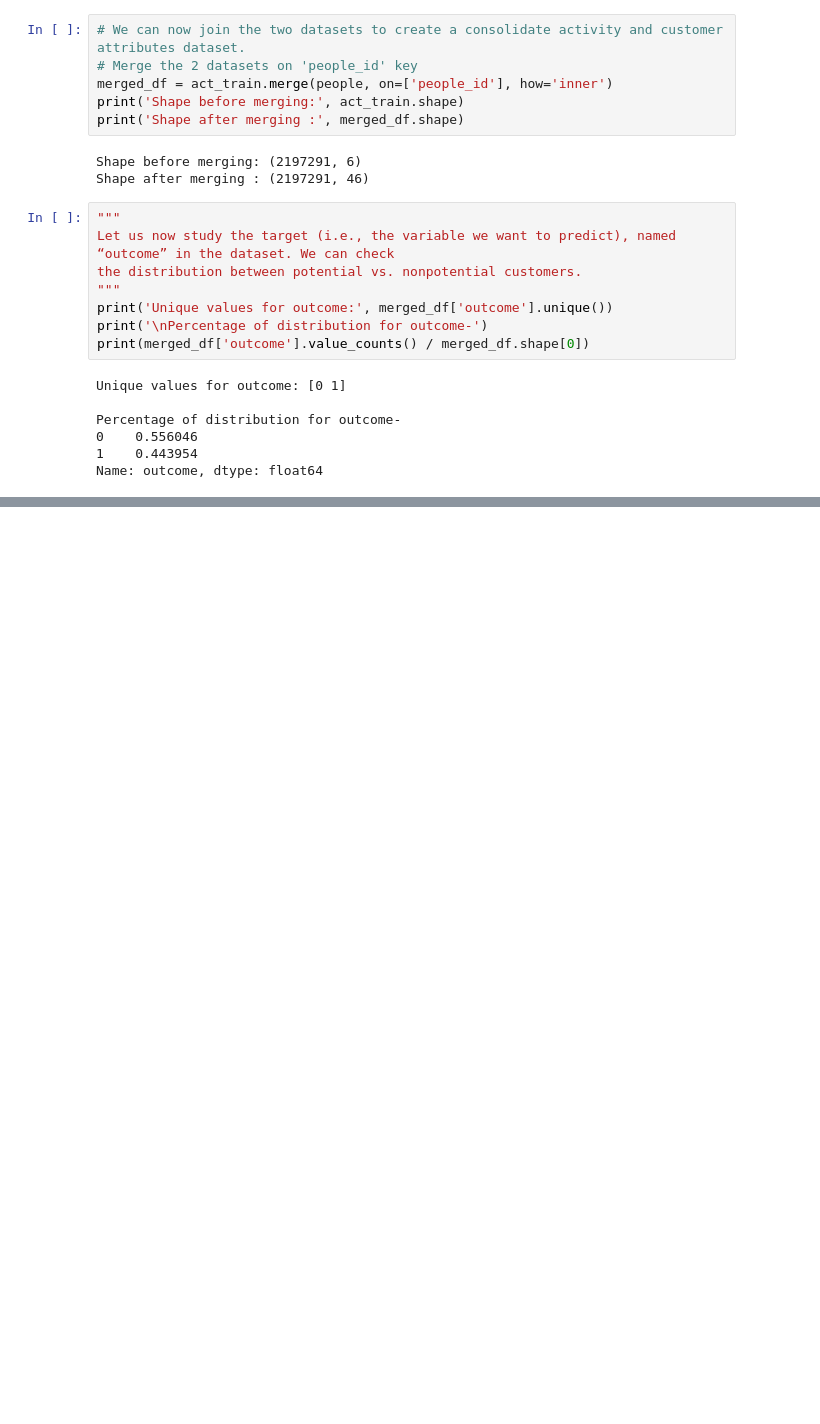
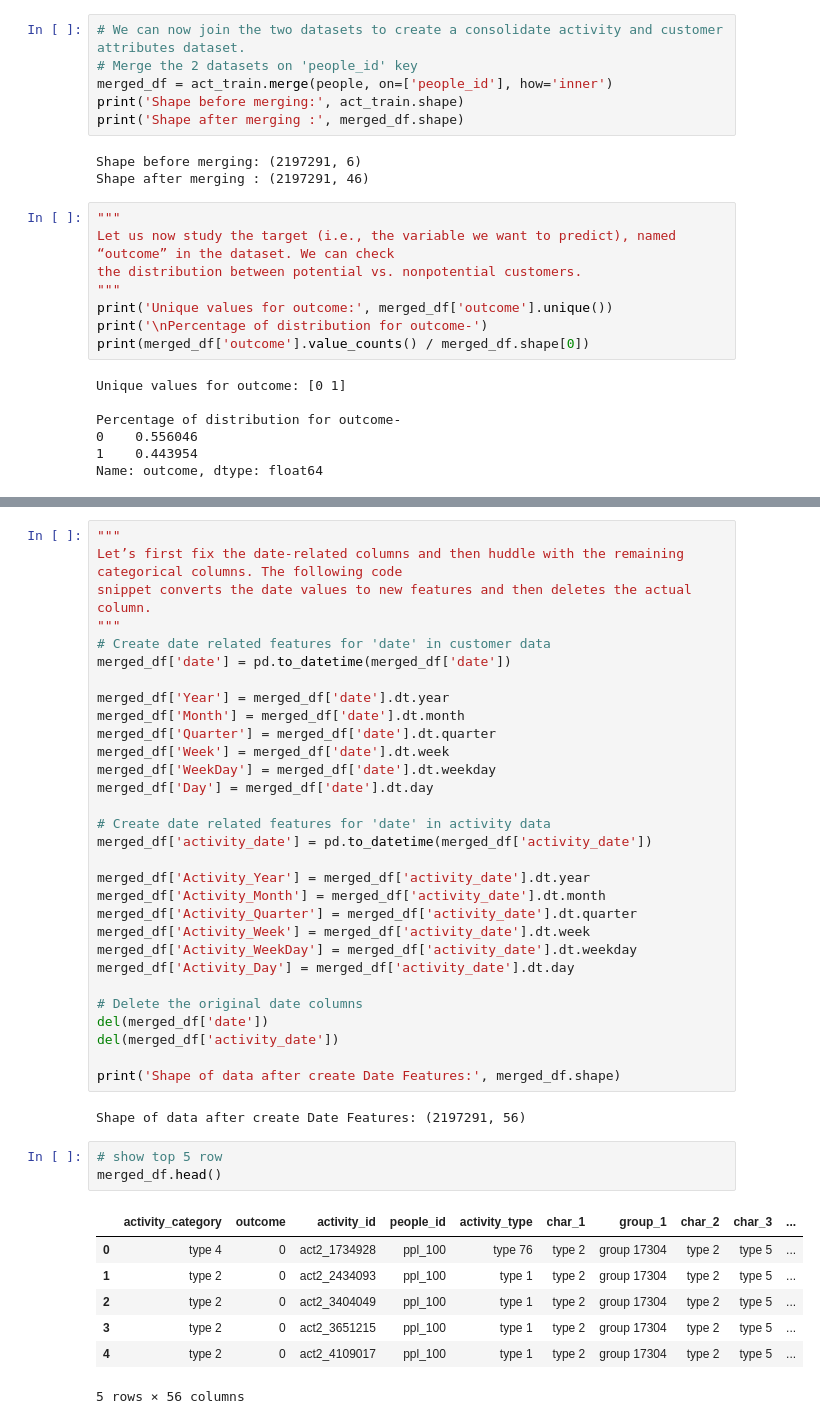
Before and after one commit to rahiakela/keras-projects, a Jupyter notebook: kaggle-predicting-red-hat-business-value-competition/kaggle-predicting-red-hat-business-value-competition.ipynb, the cells around one changed output, grey strips where cells are left out. Saved outputs shown, nothing was run; the diff lists cells and outputs as text; blank space fills up the shorter version.

```diff
--- a/kaggle-predicting-red-hat-business-value-competition/kaggle-predicting-red-hat-business-value-competition.ipynb
+++ b/kaggle-predicting-red-hat-business-value-competition/kaggle-predicting-red-hat-business-value-competition.ipynb
@@ -189,0 +257,43 @@ customers.
+# %%
+"""
+Let’s first fix the date-related columns and then huddle with the remaining categorical columns. The following code
+snippet converts the date values to new features and then deletes the actual column.
+"""
+# Create date related features for 'date' in customer data
+merged_df['date'] = pd.to_datetime(merged_df['date'])
+
+merged_df['Year'] = merged_df['date'].dt.year
+merged_df['Month'] = merged_df['date'].dt.month
+merged_df['Quarter'] = merged_df['date'].dt.quarter
+merged_df['Week'] = merged_df['date'].dt.week
+merged_df['WeekDay'] = merged_df['date'].dt.weekday
+merged_df['Day'] = merged_df['date'].dt.day
+
+# Create date related features for 'date' in activity data
+merged_df['activity_date'] = pd.to_datetime(merged_df['activity_date'])
+
+merged_df['Activity_Year'] = merged_df['activity_date'].dt.year
+merged_df['Activity_Month'] = merged_df['activity_date'].dt.month
+merged_df['Activity_Quarter'] = merged_df['activity_date'].dt.quarter
+merged_df['Activity_Week'] = merged_df['activity_date'].dt.week
+merged_df['Activity_WeekDay'] = merged_df['activity_date'].dt.weekday
+merged_df['Activity_Day'] = merged_df['activity_date'].dt.day
+
+# Delete the original date columns
+del(merged_df['date'])
+del(merged_df['activity_date'])
+
+print('Shape of data after create Date Features:', merged_df.shape)
+# %% [output]
+Shape of data after create Date Features: (2197291, 56)
+# %%
+# show top 5 row
+merged_df.head()
+# %% [output]
+|  | activity_category | outcome | activity_id | people_id | activity_type | char_1 | group_1 | char_2 | char_3 | ... |
+| 0 | type 4 | 0 | act2_1734928 | ppl_100 | type 76 | type 2 | group 17304 | type 2 | type 5 | ... |
+| 1 | type 2 | 0 | act2_2434093 | ppl_100 | type 1 | type 2 | group 17304 | type 2 | type 5 | ... |
+| 2 | type 2 | 0 | act2_3404049 | ppl_100 | type 1 | type 2 | group 17304 | type 2 | type 5 | ... |
+| 3 | type 2 | 0 | act2_3651215 | ppl_100 | type 1 | type 2 | group 17304 | type 2 | type 5 | ... |
+| 4 | type 2 | 0 | act2_4109017 | ppl_100 | type 1 | type 2 | group 17304 | type 2 | type 5 | ... |
+5 rows × 56 columns
```
Also changed, not shown: parts of 12 cells of this notebook.
